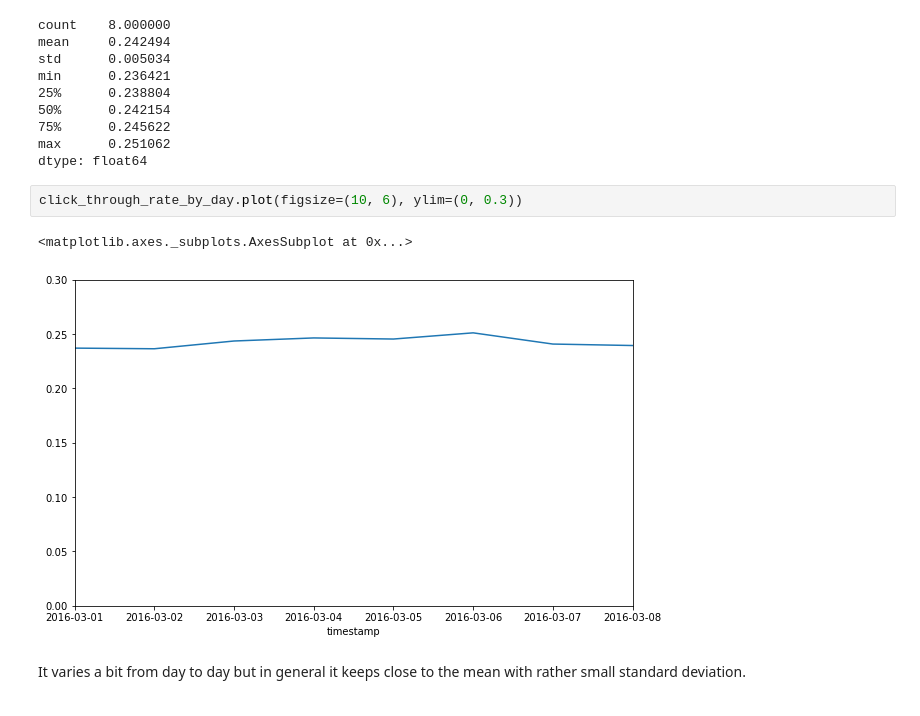
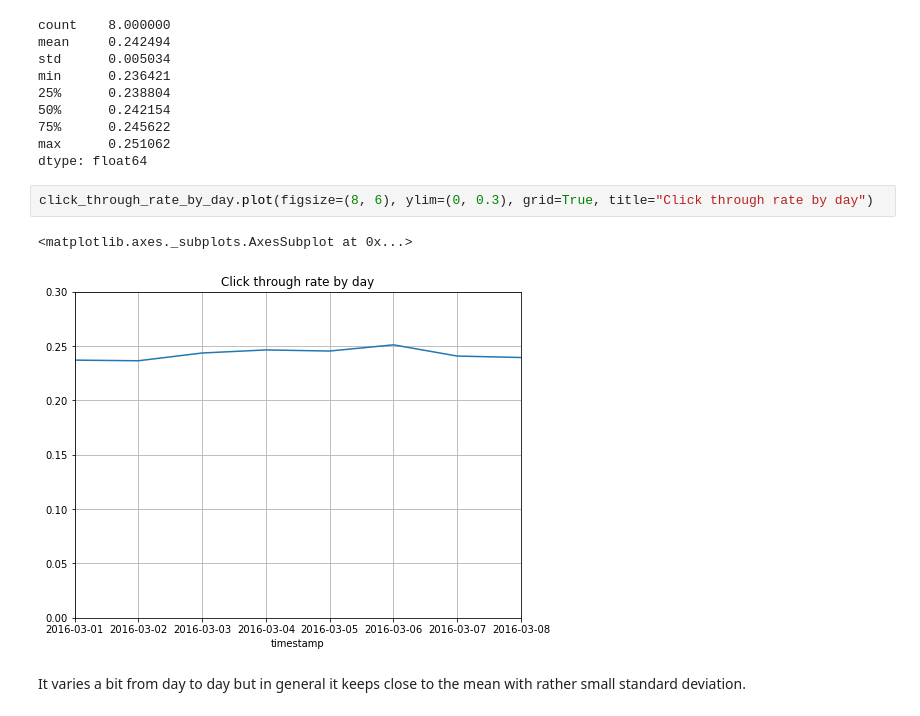
Before and after one commit to msznajder/wikipedia_users_activity_analysis, a Jupyter notebook: wikipedia_users_activity_analysis.ipynb, the cells around one changed output. Cells and saved outputs as stored; diff of their text form.

```diff
--- a/wikipedia_users_activity_analysis.ipynb
+++ b/wikipedia_users_activity_analysis.ipynb
@@ -466,10 +466,10 @@ min      0.236421
 max      0.251062
 dtype: float64
 # %%
-click_through_rate_by_day.plot(figsize=(10, 6), ylim=(0, 0.3))
+click_through_rate_by_day.plot(figsize=(8, 6), ylim=(0, 0.3), grid=True, title="Click through rate by day")
 # %% [output]
 <matplotlib.axes._subplots.AxesSubplot at 0x...>
-[figure, old version]
+[figure, new version]
 # %% [markdown]
 It varies a bit from day to day but in general it keeps close to the mean with rather small standard deviation.
 # %% [markdown]
```
Also changed, not shown: parts of 15 cells of this notebook.
